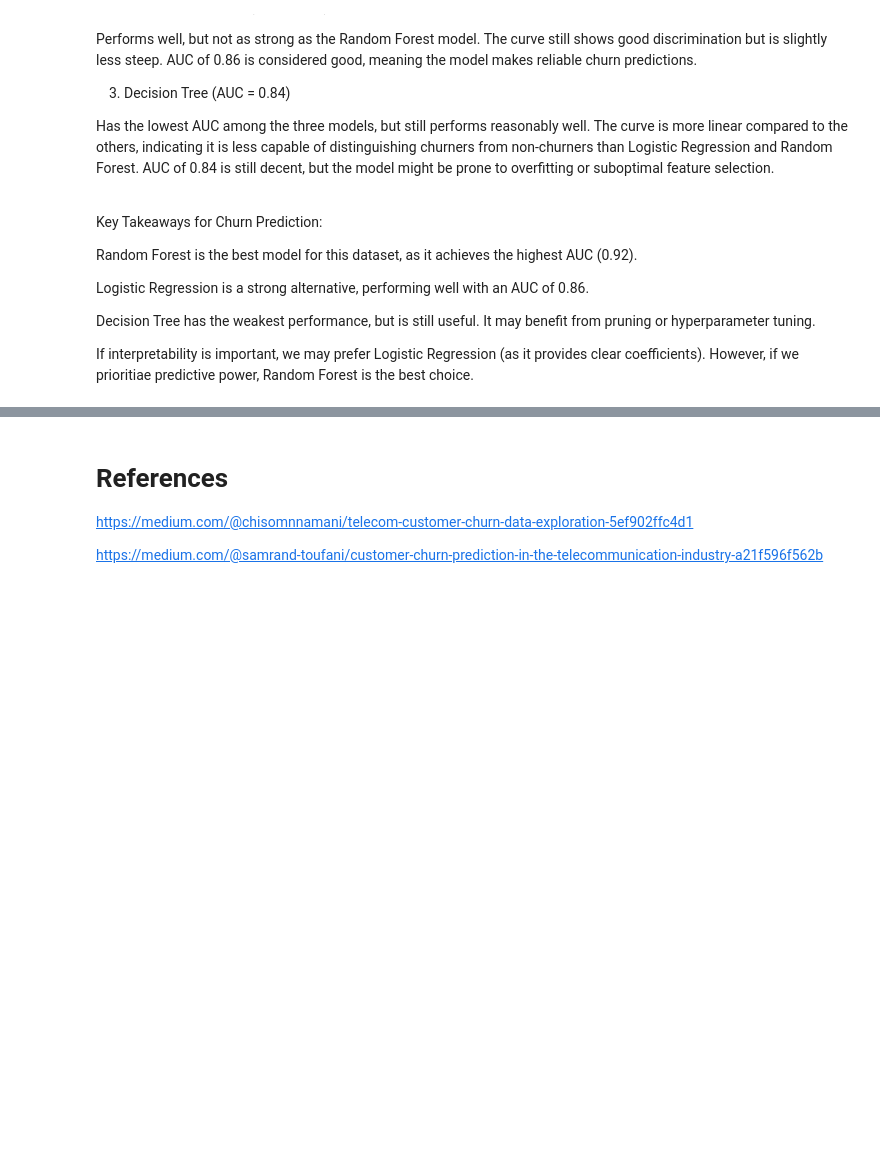
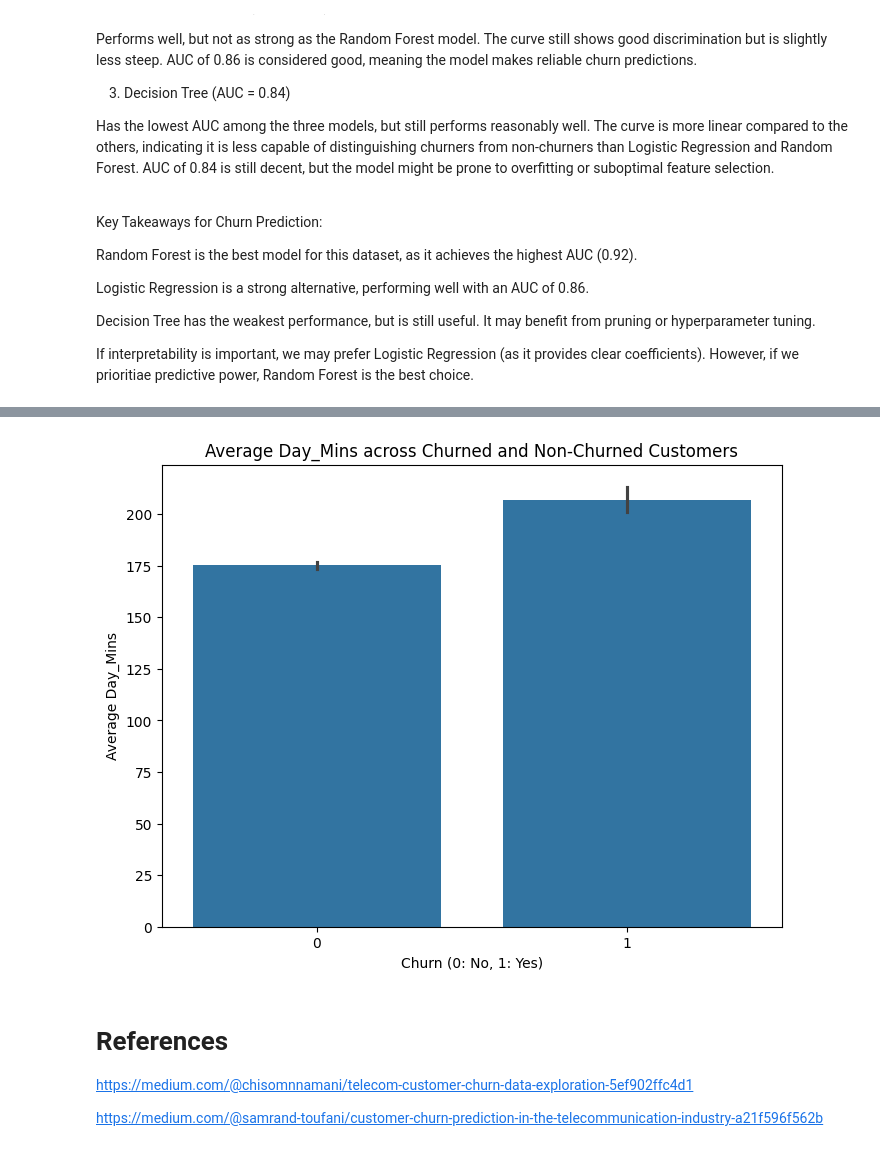
Before and after one commit to ashwinsingh7/Customer-Churn-Prediction, a Jupyter notebook: Predicting_Customer_Churn.ipynb, the cells around one changed output, grey strips where cells are left out. Drawn from its saved outputs; the diff is of its cells as text; code cells hidden in the pictures; blank space fills up the shorter version.

```diff
--- a/Predicting_Customer_Churn.ipynb
+++ b/Predicting_Customer_Churn.ipynb
@@ -977,3 +1045,17 @@ If interpretability is important, we may prefer Logistic Regression (as it provi
+# %%
+# average Day_Mins across customers who churned and who did not churn
+
+import matplotlib.pyplot as plt
+import seaborn as sns
+
+plt.figure(figsize=(8, 6))
+sns.barplot(x='Churn', y='Day_Mins', data=telco)
+plt.title('Average Day_Mins across Churned and Non-Churned Customers')
+plt.xlabel('Churn (0: No, 1: Yes)')
+plt.ylabel('Average Day_Mins')
+plt.show()
+# %% [output]
+[figure, added]
 # %% [markdown]
 # References
 
```
Also changed, not shown: parts of 9 cells of this notebook.
